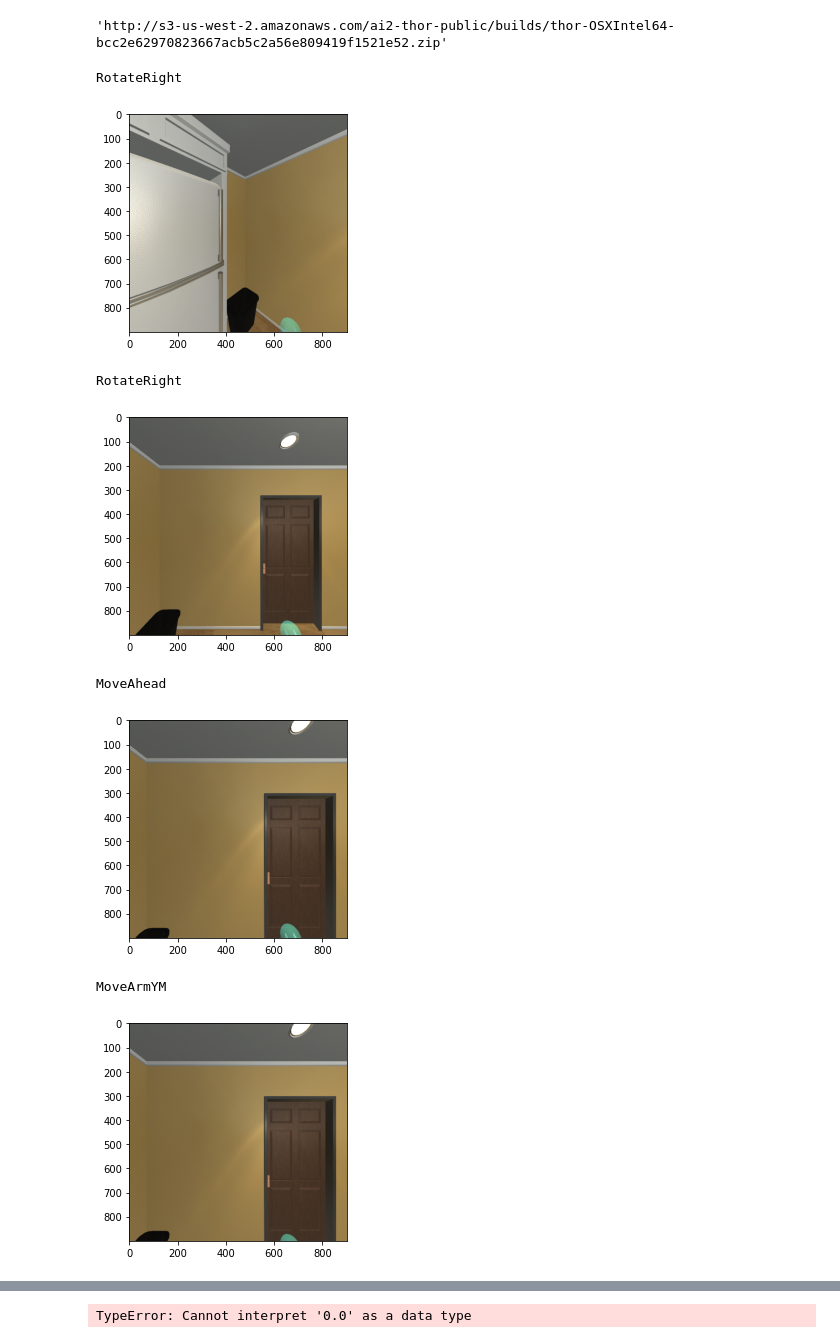
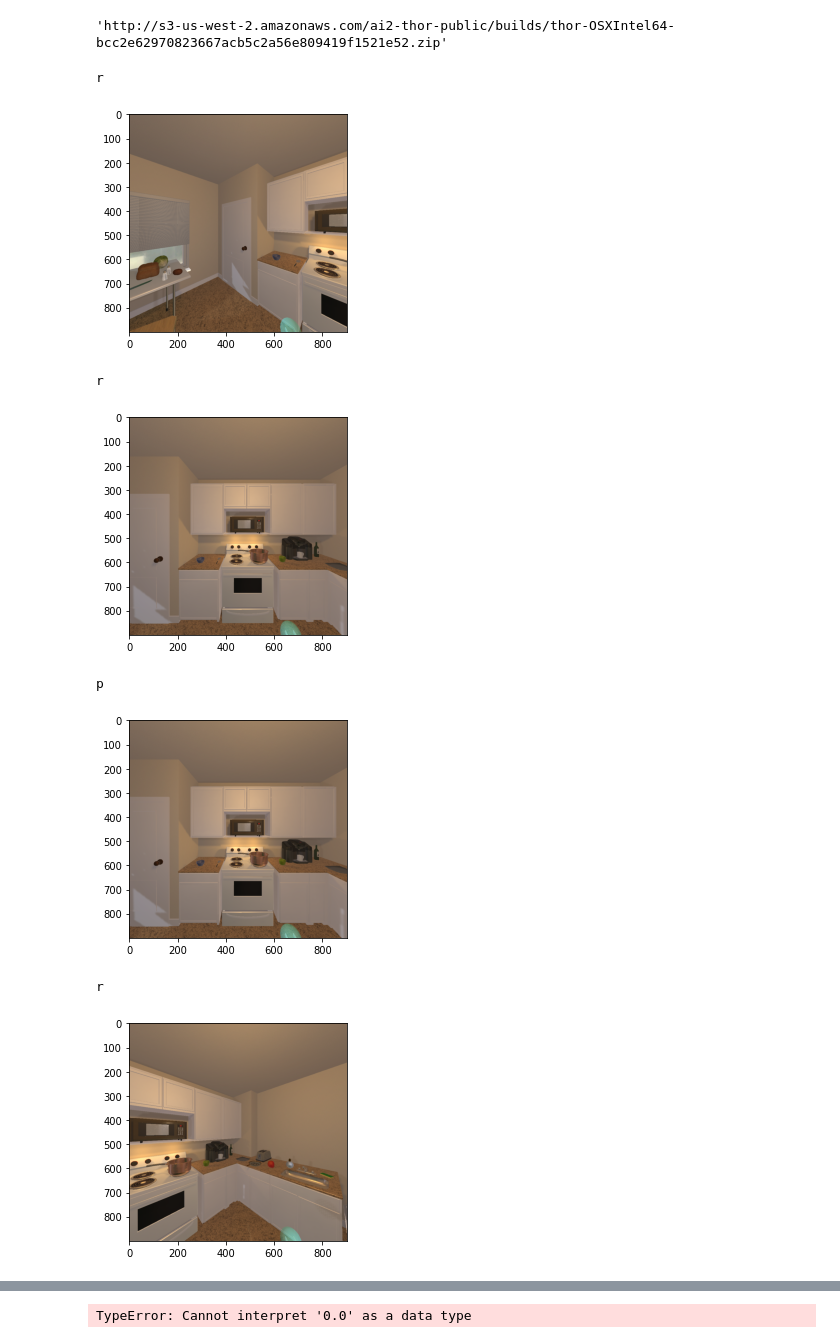
Before and after one commit to allenai/manipulathor, a Jupyter notebook: scripts/example_notebook.ipynb, the cells around one changed output, grey strips where cells are left out. Saved outputs shown, nothing was run; the diff lists cells and outputs as text; code cells hidden in the pictures.

```diff
--- a/scripts/example_notebook.ipynb
+++ b/scripts/example_notebook.ipynb
@@ -51,13 +51,14 @@ def run_action_sequence(controller, action_sequence, object_id=None, target_loca
     for (seq_number, seq) in enumerate(translated_sequence):
         execute_command(controller, seq,ADITIONAL_ARM_ARGS)
 
-def manual_task(scene_name, logger_number =0, final=False):
+def manual_task(scene_name, logger_number =0, final=False, reverse=False):
     only_reset_scene(controller, scene_name)
     all_actions = []
     actions_ran_so_far = 0
     while(True):
         action = input()
-        action = translate(action)
+        if not reverse:
+            action = translate(action)
         if action == 'q':
             break
         all_actions.append(action)
@@ -72,13 +73,13 @@ def manual_task(scene_name, logger_number =0, final=False):
     print(scene_name)
     print(all_actions)
 # %%
-manual_task(scene_name='FloorPlan1_physics')
+manual_task(scene_name='FloorPlan15_physics', reverse=True)
 # %% [output]
-RotateRight
+r
-[figure, old version]
+[figure, new version]
-RotateRight
+r
-[figure, old version]
+[figure, new version]
-MoveAhead
+p
-[figure, old version]
+[figure, new version]
-MoveArmYM
+r
-[figure, old version]
+[figure, new version]
```
Also changed, not shown: parts of 4 cells of this notebook, 4 other files.
